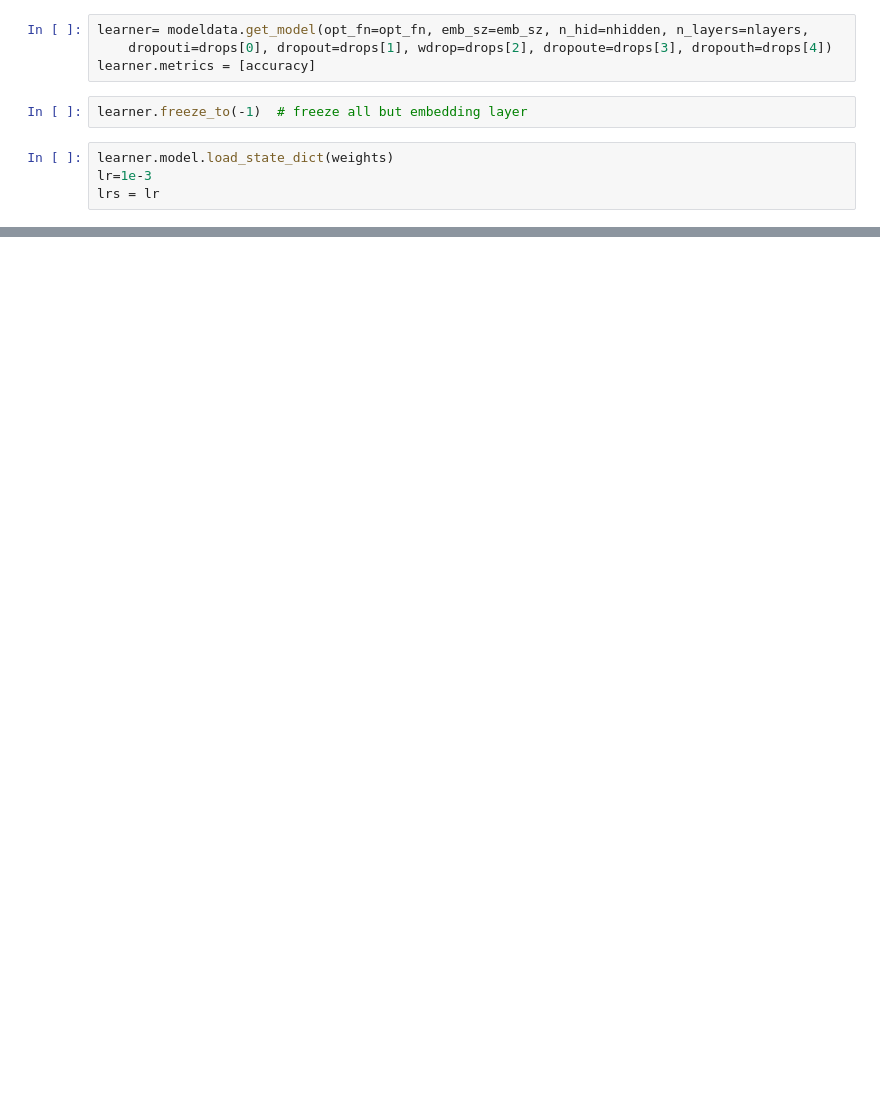
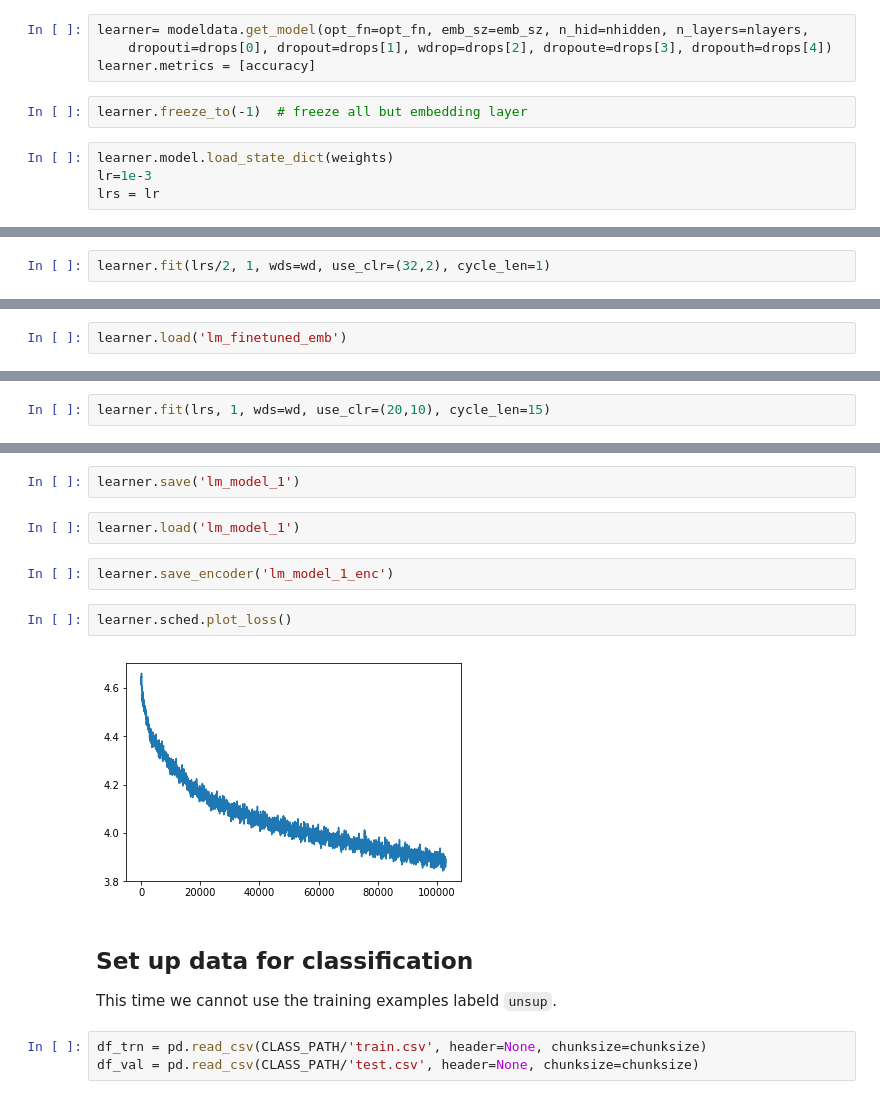
Before and after one commit to aiedward/fastai-1, a Jupyter notebook: Transfer learning for NLP classification.ipynb, the cells around one changed output, grey strips where cells are left out. Cells and saved outputs as stored; diff of their text form; blank space fills up the shorter version.

Commit message:
Trained classifier

```diff
--- a/Transfer learning for NLP classification.ipynb
+++ b/Transfer learning for NLP classification.ipynb
@@ -334,0 +349,2 @@ NotImplementedError:
+# %%
+learner.fit(lrs/2, 1, wds=wd, use_clr=(32,2), cycle_len=1)
@@ -334,0 +358,2 @@ NotImplementedError:
+# %%
+learner.load('lm_finetuned_emb')
@@ -334,0 +364,2 @@ NotImplementedError:
+# %%
+learner.fit(lrs, 1, wds=wd, use_clr=(20,10), cycle_len=15)
@@ -334,0 +385,16 @@ NotImplementedError:
+# %%
+learner.save('lm_model_1')
+# %%
+learner.load('lm_model_1')
+# %%
+learner.save_encoder('lm_model_1_enc')
+# %%
+learner.sched.plot_loss()
+# %% [output]
+[figure, added]
+# %% [markdown]
+## Set up data for classification
+This time we cannot use the training examples labeld `unsup`.
+# %%
+df_trn = pd.read_csv(CLASS_PATH/'train.csv', header=None, chunksize=chunksize)
+df_val = pd.read_csv(CLASS_PATH/'test.csv', header=None, chunksize=chunksize)
```
Also changed, not shown: parts of 62 cells of this notebook.
